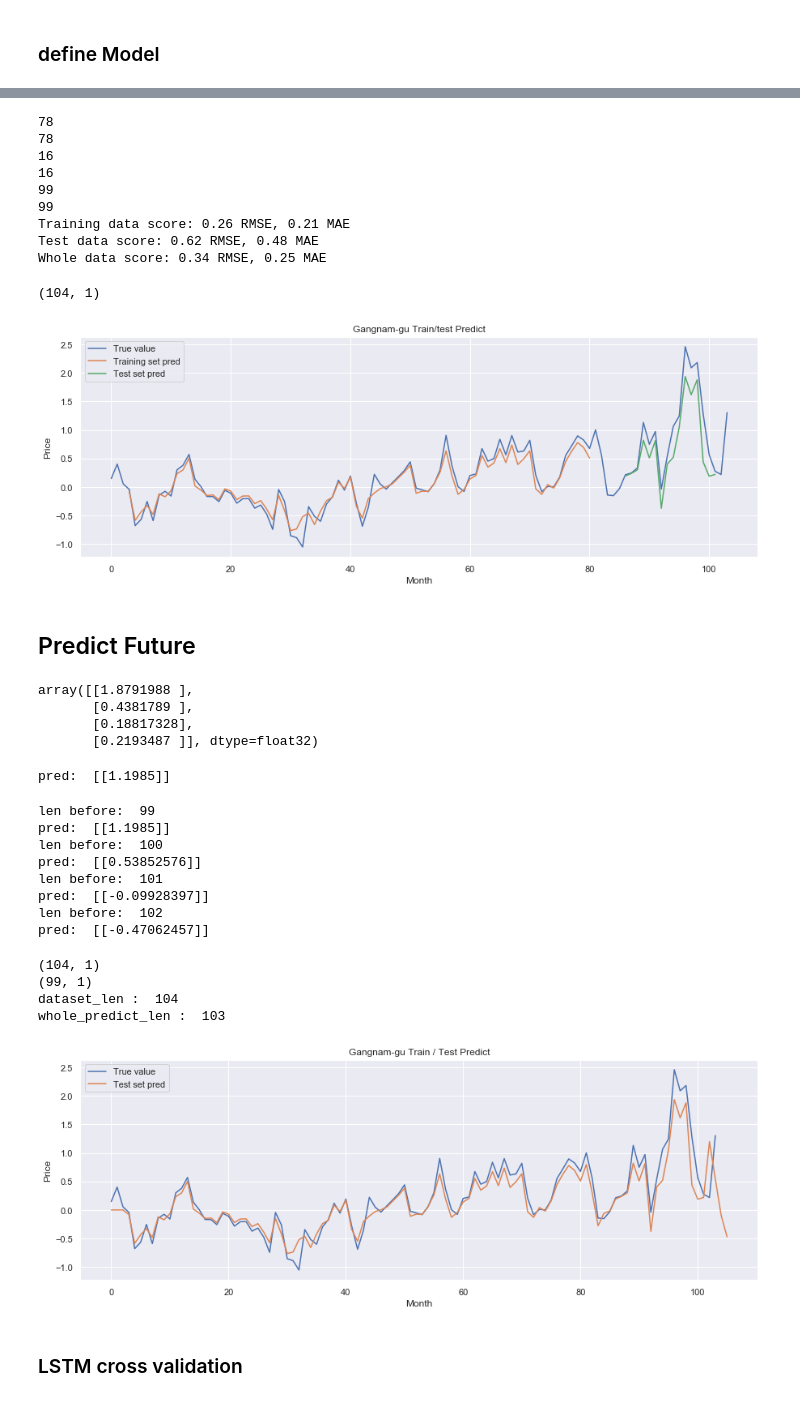
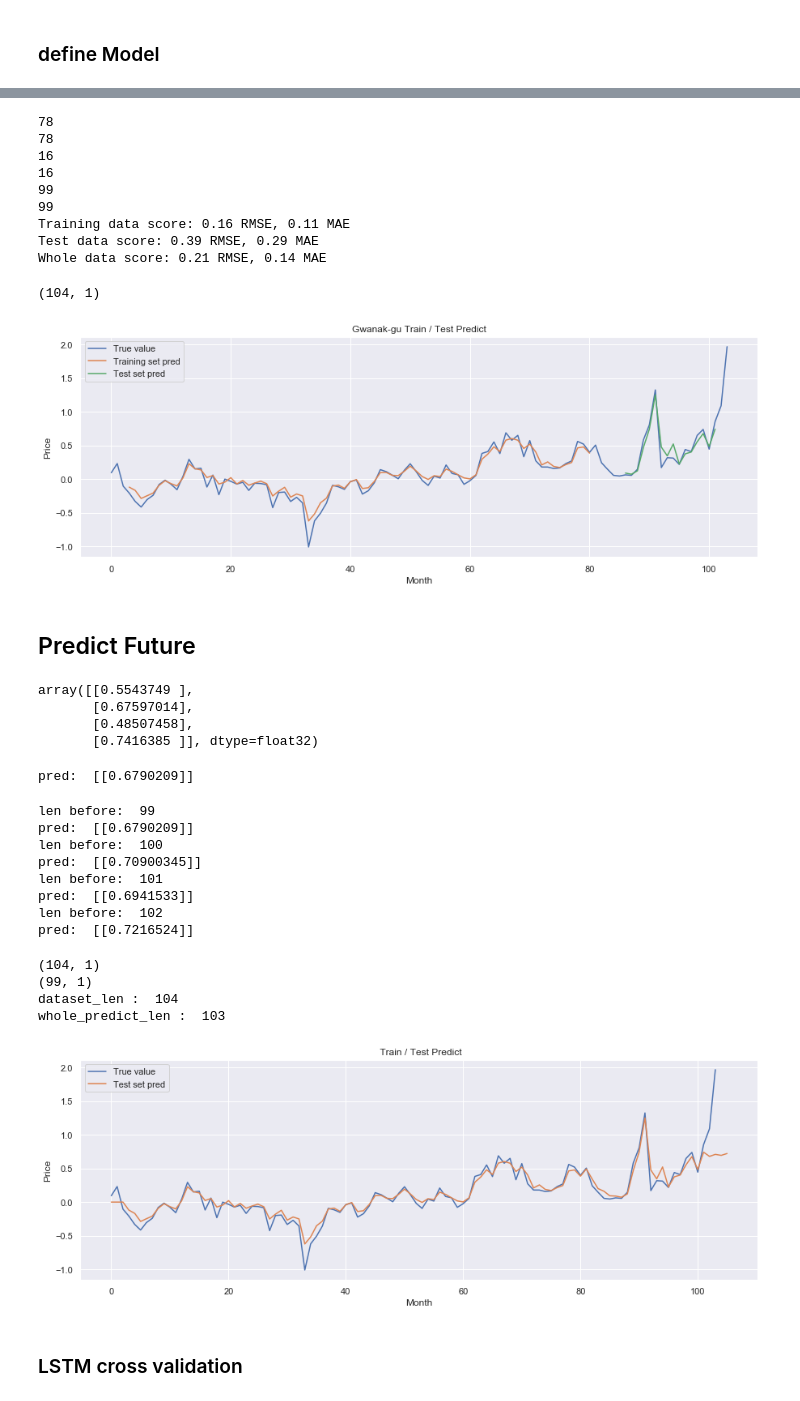
Before and after one commit to tax-k/KB_price_crawling, a Jupyter notebook: Scratch Shit LSTM.ipynb, the cells around one changed output, grey strips where cells are left out. Cells and saved outputs as stored; diff of their text form; code cells hidden in the pictures.

Commit message:
Test Case Change Gwanak

```diff
--- a/Scratch Shit LSTM.ipynb
+++ b/Scratch Shit LSTM.ipynb
@@ -155,9 +175,9 @@ def normalize_dataset(dataset):
     scaler = MinMaxScaler(feature_range = (0, 1))
     normed = scaler.fit_transform(dataset)
 
-    return normed
+    return normed, scaler
 # %%
-normed_dataset = normalize_dataset(result_dataset)
+normed_dataset, scaler = normalize_dataset(result_dataset)
 # %%
 tmp = np.array(list(map(lambda x: x+0.0000001, normed_dataset)))
 # %%
@@ -183,7 +203,7 @@ array([[3.41613186e-01],
 # %% [markdown]
 ### split tran & test
 # %%
-def train_test_divide(data, train_ratio = 0.8):
+def train_test_divide(dataset, train_ratio = 0.8):
     train_size = int(len(dataset) * train_ratio)
     test_size = len(dataset) - train_size
 
@@ -206,7 +226,7 @@ def create_dataset(dataset, window_size = 1):
 # %%
 train_X, train_Y = create_dataset(train, WINDOW_SIZE)
 test_X, test_Y = create_dataset(test, WINDOW_SIZE)
-whole_X, whole_Y = create_dataset(dataset, WINDOW_SIZE)
+whole_X, whole_Y = create_dataset(normed_dataset, WINDOW_SIZE)
 
 print("Original training data shape: ", train_X.shape, train_Y.shape)
 print("Original test data shape: ", test_X.shape, test_Y.shape)
@@ -328,9 +348,9 @@ print("Whole data score: %.2f RMSE, %.2f MAE"% (whole_test, mae_whole))
 16
 99
 99
-Training data score: 0.26 RMSE, 0.21 MAE
-Test data score: 0.62 RMSE, 0.48 MAE
-Whole data score: 0.34 RMSE, 0.25 MAE
+Training data score: 0.16 RMSE, 0.11 MAE
+Test data score: 0.39 RMSE, 0.29 MAE
+Whole data score: 0.21 RMSE, 0.14 MAE
 # %%
 def start_predict_n_plot(dataset, train_predict, test_predict):
     train_predict_plot = np.empty_like(dataset)
@@ -355,19 +375,19 @@ def start_predict_n_plot(dataset, train_predict, test_predict):
     plt.legend()
     plt.show()
 # %%
-start_predict_n_plot(dataset, train_predict, test_predict)
+start_predict_n_plot(normed_dataset, train_predict, test_predict)
 # %% [output]
 (104, 1)
-[figure, old version]
+[figure, new version]
 # %% [markdown]
 ## Predict Future
 # %%
-whole_predict[-window_size:]
+whole_predict[-WINDOW_SIZE:]
 # %% [output]
-array([[1.8791988 ],
-       [0.4381789 ],
-       [0.18817328],
-       [0.2193487 ]], dtype=float32)
+array([[0.5543749 ],
+       [0.67597014],
+       [0.48507458],
+       [0.7416385 ]], dtype=float32)
 # %%
 def predict_future(model, X, window_size):
 
@@ -382,7 +402,7 @@ def predict_future(model, X, window_size):
 # %%
 future_pred = predict_future(model[0], whole_predict, WINDOW_SIZE)
 # %% [output]
-pred:  [[1.1985]]
+pred:  [[0.6790209]]
 # %%
 def make_future_data(model, predict, nb_future):
     for i in range(nb_future):
@@ -395,13 +415,13 @@ def make_future_data(model, predict, nb_future):
 after_pred_data = make_future_data(model[0] ,whole_predict, 4)
 # %% [output]
 len before:  99
-pred:  [[1.1985]]
+pred:  [[0.6790209]]
 len before:  100
-pred:  [[0.53852576]]
+pred:  [[0.70900345]]
 len before:  101
-pred:  [[-0.09928397]]
+pred:  [[0.6941533]]
 len before:  102
-pred:  [[-0.47062457]]
+pred:  [[0.7216524]]
 # %%
 def whole_predict_n_plot(dataset, predict):
 
@@ -433,13 +453,13 @@ def whole_predict_n_plot(dataset, predict):
     plt.legend()
     plt.show()
 # %%
-whole_predict_n_plot(dataset, after_pred_data)
+whole_predict_n_plot(normed_dataset, after_pred_data)
 # %% [output]
 (104, 1)
 (99, 1)
 dataset_len :  104
 whole_predict_len :  103
-[figure, old version]
+[figure, new version]
 # %% [markdown]
 ### LSTM cross validation
 # %%
```
Also changed, not shown: parts of 7 cells of this notebook.
